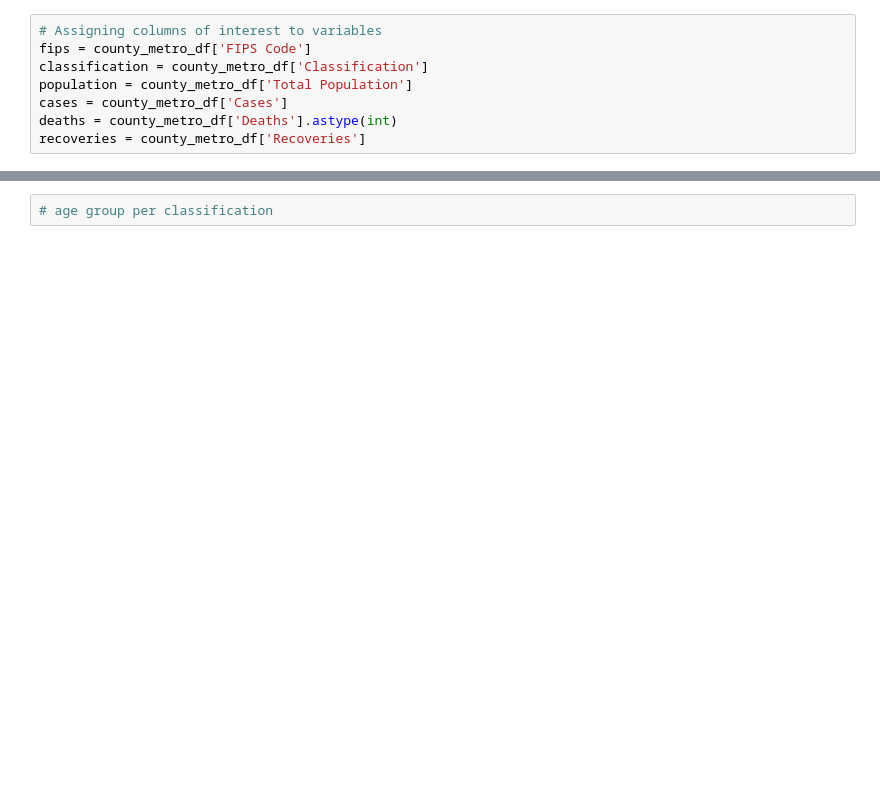
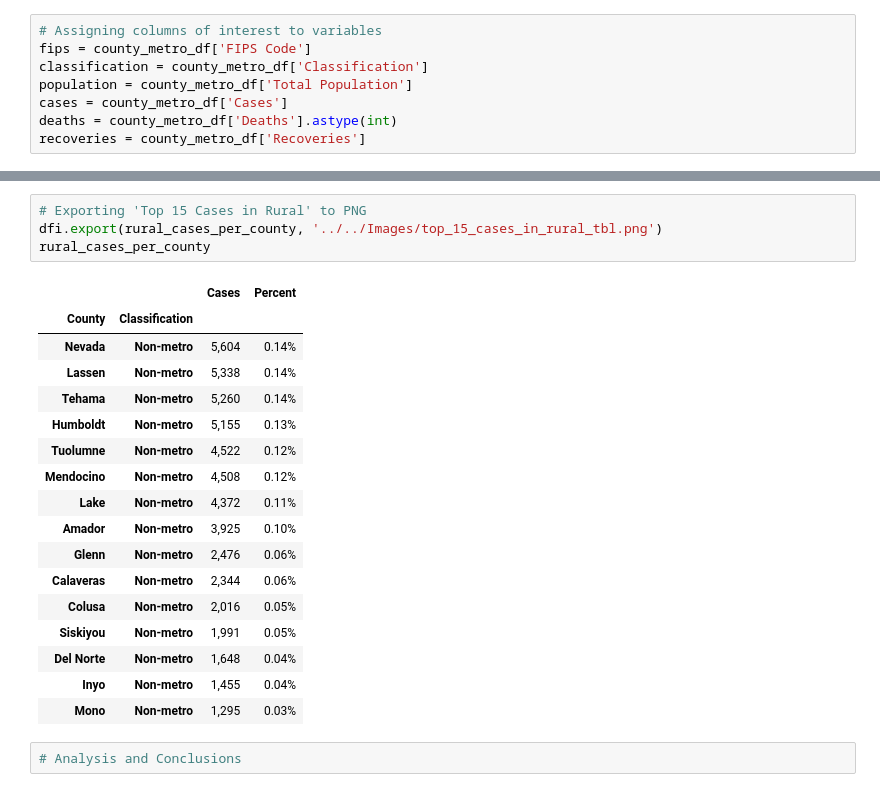
Before and after one commit to kevogil/covid-analysis, a Jupyter notebook: Notebooks/Analysis_And_Visualizations/covid_cases_rural_vs_urban.ipynb, the cells around one changed output, grey strips where cells are left out. Drawn from its saved outputs; the diff is of its cells as text; blank space fills up the shorter version.

```diff
--- a/Notebooks/Analysis_And_Visualizations/rural_vs_urban.ipynb
+++ b/Notebooks/Analysis_And_Visualizations/covid_cases_rural_vs_urban.ipynb
@@ -137,2 +169,24 @@ death_per_county
-# %%
-# age group per classification
+# %%
+# Exporting 'Top 15 Cases in Rural' to PNG
+dfi.export(rural_cases_per_county, '../../Images/top_15_cases_in_rural_tbl.png')
+rural_cases_per_county
+# %% [output]
+|  |  | Cases | Percent |
+| County | Classification |  |  |
+| Nevada | Non-metro | 5,604 | 0.14% |
+| Lassen | Non-metro | 5,338 | 0.14% |
+| Tehama | Non-metro | 5,260 | 0.14% |
+| Humboldt | Non-metro | 5,155 | 0.13% |
+| Tuolumne | Non-metro | 4,522 | 0.12% |
+| Mendocino | Non-metro | 4,508 | 0.12% |
+| Lake | Non-metro | 4,372 | 0.11% |
+| Amador | Non-metro | 3,925 | 0.10% |
+| Glenn | Non-metro | 2,476 | 0.06% |
+| Calaveras | Non-metro | 2,344 | 0.06% |
+| Colusa | Non-metro | 2,016 | 0.05% |
+| Siskiyou | Non-metro | 1,991 | 0.05% |
+| Del Norte | Non-metro | 1,648 | 0.04% |
+| Inyo | Non-metro | 1,455 | 0.04% |
+| Mono | Non-metro | 1,295 | 0.03% |
+# %%
+# Analysis and Conclusions
```
Also changed, not shown: parts of 18 cells of this notebook, 9 other files.
